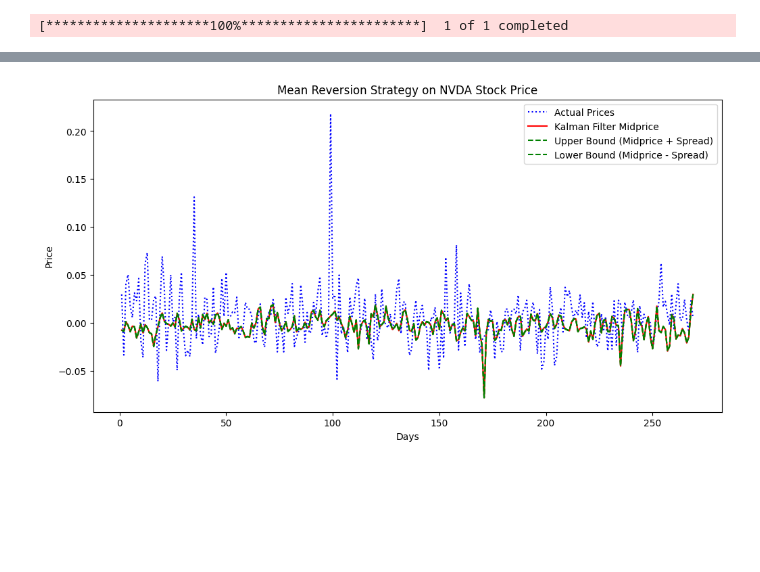
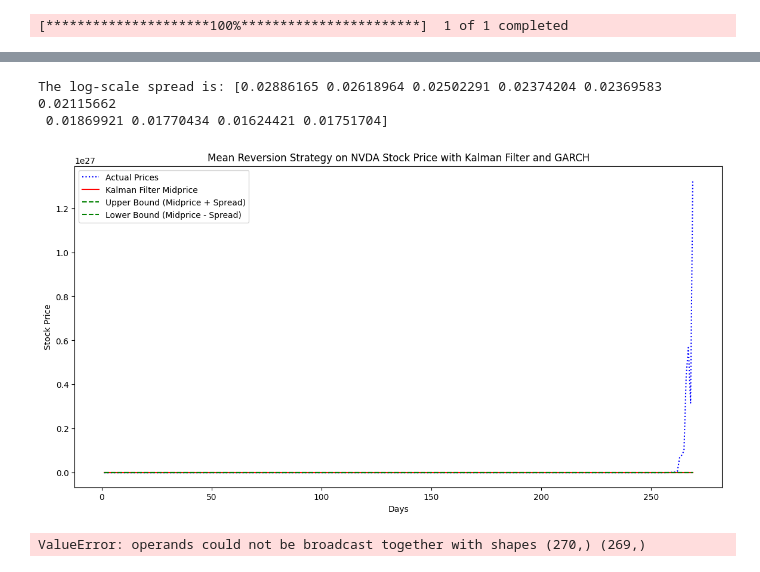
Before and after one commit to yfeng445/ENCP-6000, a Jupyter notebook: Amst/Assignment 2/Integration.ipynb, the cells around one changed output, grey strips where cells are left out. Drawn from its saved outputs; the diff is of its cells as text; code cells hidden in the pictures; blank space fills up the shorter version.

```diff
--- a/Amst/Assignment 2/Integration.ipynb
+++ b/Amst/Assignment 2/Integration.ipynb
@@ -261,7 +250,7 @@ kalman_results = minimize(kalman_filter, kalman_param0, method='BFGS', tol=1e-4,
 # %%
 # Smooth and visualize the estimated path
-param_star = kalman_results.x
-path = kalman_smoother(param_star, Y, S)
+kalman_param_star = kalman_results.x
+path = kalman_smoother(kalman_param_star, Y, S)
 sorted_path = dict(sorted(path.items()))
 Y_kalmanFilter = sorted_path.values()
 # %%
@@ -287,15 +271,62 @@ lower_bound = midprice_kalman - spread
+# %%
+# Use the Kalman filter's smoothed values as the midprice
+midprice_kalman = np.array(list(Y_kalmanFilter))  # Convert to array if necessary
+
+# Step 1: Calculate GARCH-based spread using the standard deviation of GARCH volatility on log scale
+garch_variance_values = np.array(list(garch_variance_path.values()))  # Extract GARCH variance values from dictionary
+garch_volatility_log = np.sqrt(garch_variance_values)  # Standard deviation (volatility) from GARCH variance
+spread_log = garch_volatility_log[:269]  # Spread is based on log-return volatility
+
+# Step 2: Apply log transformation to Kalman filter midprice to match log scale
+log_midprice_kalman = np.log(midprice_kalman)[:269]
+
+# Define the upper and lower bounds on log scale
+upper_bound_log = log_midprice_kalman + spread_log
+lower_bound_log = log_midprice_kalman - spread_log
+
+# Convert log-scale bounds back to original scale for interpretation
+midprice_original = np.exp(log_midprice_kalman)
+upper_bound_original = np.exp(upper_bound_log)
+lower_bound_original = np.exp(lower_bound_log)
+# %%
+print('The log-scale spread is:', spread_log[:10])
+# %% [output]
+The log-scale spread is: [0.02886165 0.02618964 0.02502291 0.02374204 0.02369583 0.02115662
+ 0.01869921 0.01770434 0.01624421 0.01751704]
 # %%
-timevec = np.linspace(1, S, S)
-plt.figure(figsize=(12, 6))
-plt.plot(timevec, Y, 'b:', label='Actual Prices')
-plt.plot(timevec, midprice_kalman, 'r', label='Kalman Filter Midprice')
-plt.plot(timevec, upper_bound, 'g--', label='Upper Bound (Midprice + Spread)')
-plt.plot(timevec, lower_bound, 'g--', label='Lower Bound (Midprice - Spread)')
-plt.fill_between(timevec, lower_bound, upper_bound, color='gray', alpha=0.3)
+# Plot Mean Reversion Strategy with original stock prices
+timevec = np.linspace(1, S, S)[:269]
+plt.figure(figsize=(14, 7))
+plt.plot(timevec, np.exp(Y)[:269], 'b:', label='Actual Prices')  # Convert Y to original scale for plotting
+plt.plot(timevec, midprice_original[:269], 'r', label='Kalman Filter Midprice')
+plt.plot(timevec, upper_bound_original[:269], 'g--', label='Upper Bound (Midprice + Spread)')
+plt.plot(timevec, lower_bound_original[:269], 'g--', label='Lower Bound (Midprice - Spread)')
+plt.fill_between(timevec, lower_bound_original[:269], upper_bound_original[:269], color='gray', alpha=0.3)
 plt.xlabel('Days')
-plt.ylabel('Price')
-plt.title('Mean Reversion Strategy on NVDA Stock Price')
+plt.ylabel('Stock Price')
+plt.title('Mean Reversion Strategy on NVDA Stock Price with Kalman Filter and GARCH')
 plt.legend()
 plt.show()
 # %% [output]
-[figure, old version]
+[figure, new version]
+# %%
+# Implement mean-reversion trading signal based on bounds in original scale
+def generate_mean_reversion_signal(price, midprice, upper_bound, lower_bound):
+    # Signal: -1 for short when above upper bound, 1 for long when below lower bound, 0 for neutral
+    signal = np.where(price > upper_bound, -1, np.where(price < lower_bound, 1, 0))
+    return signal
+
+# Generate signals on original price scale
+original_price = np.exp(Y)  # Convert log returns back to original price scale
+signals = generate_mean_reversion_signal(original_price[:269], midprice_original[:269], upper_bound_original[:269], lower_bound_original[:269])
+
+# Plot the signals along with actual stock prices
+plt.figure(figsize=(14, 7))
+plt.plot(timevec, signals, label='Mean Reversion Signal', color='orange', alpha=0.7)
+plt.xlabel('Days')
+plt.ylabel('Signal')
+plt.title('Mean Reversion Signals for NVDA Stock')
+plt.legend()
+plt.show()
+# %% [output]
+ValueError: operands could not be broadcast together with shapes (270,) (269,)
```
Also changed, not shown: parts of 10 cells of this notebook.
